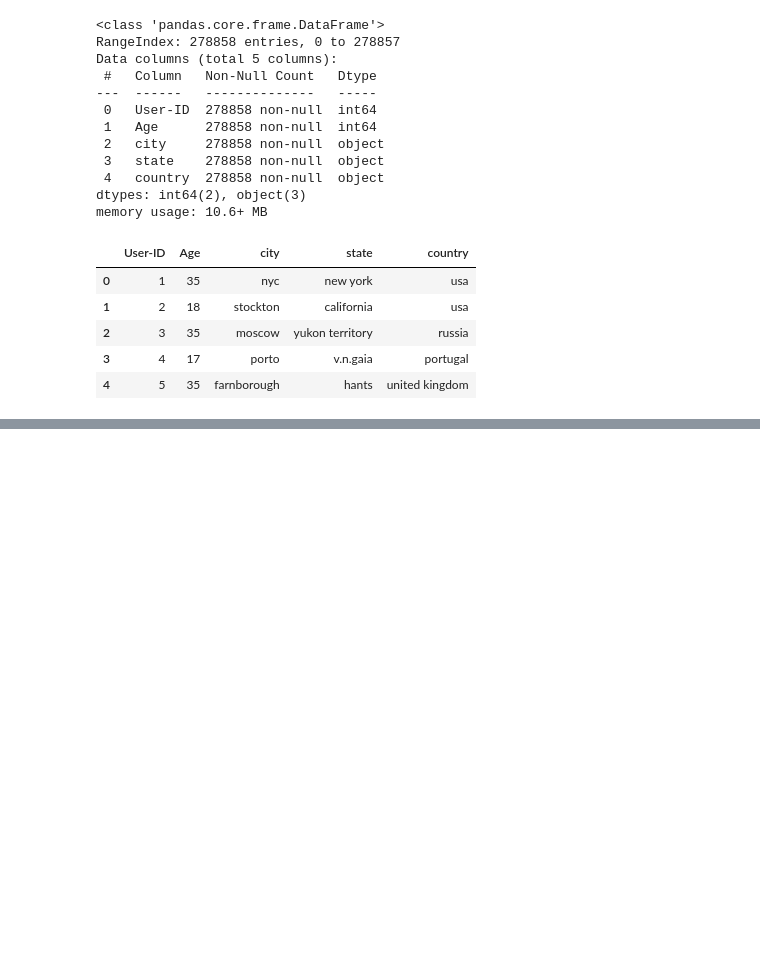
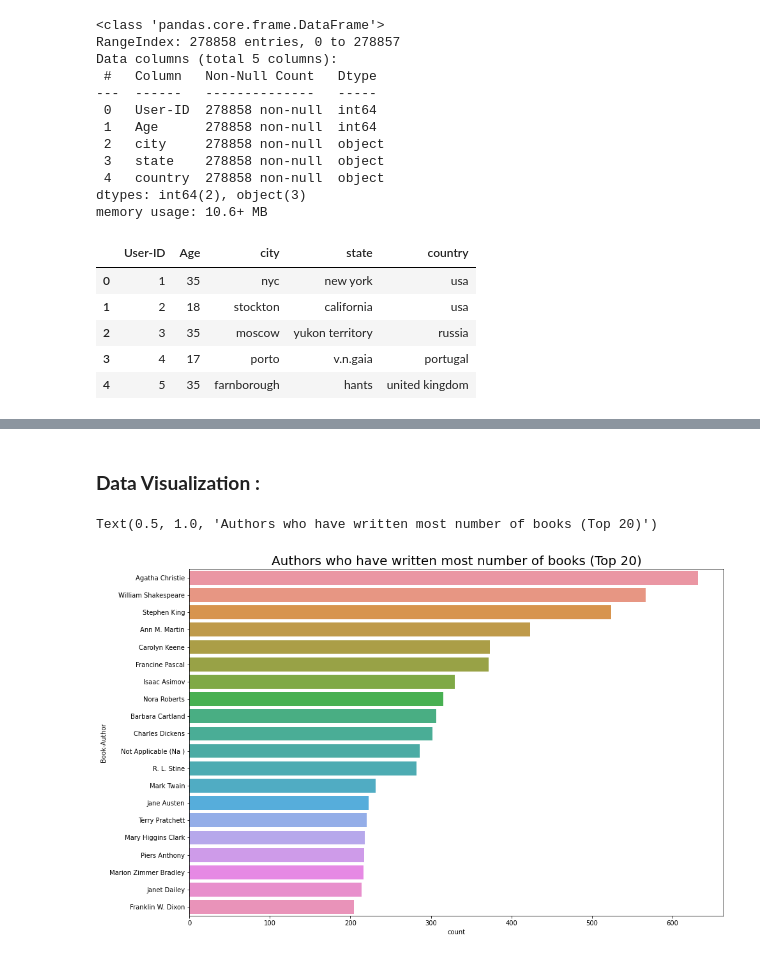
Before and after one commit to Subhajit53/Book-Recommendation-System, a Jupyter notebook: Book_Recommendation_System_Colab_Notebook.ipynb, the cells around one changed output, grey strips where cells are left out. Drawn from its saved outputs; the diff is of its cells as text; code cells hidden in the pictures; blank space fills up the shorter version.

Commit message:
Visualization done

```diff
--- a/Book_Recommendation_System_Colab_Notebook.ipynb
+++ b/Book_Recommendation_System_Colab_Notebook.ipynb
@@ -160,6 +161,9 @@ books['Year-Of-Publication'] = books['Year-Of-Publication'].astype(int)
 print(sorted(list(books['Year-Of-Publication'].unique())))
 # %% [output]
 [0, 1376, 1378, 1806, 1897, 1900, 1901, 1902, 1904, 1906, 1908, 1909, 1910, 1911, 1914, 1917, 1919, 1920, 1921, 1922, 1923, 1924, 1925, 1926, 1927, 1928, 1929, 1930, 1931, 1932, 1933, 1934, 1935, 1936 ...
+# %%
+# Uppercasing ISBN numbers
+books['ISBN'] = books['ISBN'].str.upper()
 # %%
 # Viewing rows with year of publication as 0
 books[books['Year-Of-Publication']==0]
@@ -348,0 +434,10 @@ users.head()
+# %% [markdown]
+### **Data Visualization :**
+# %%
+# Visualizing authors with most number of books (top 20)
+plt.figure(figsize=(15,10))
+sns.countplot(y="Book-Author", data=books,order=books['Book-Author'].value_counts().index[0:20])
+plt.title('Authors who have written most number of books (Top 20)', fontsize = 20)
+# %% [output]
+Text(0.5, 1.0, 'Authors who have written most number of books (Top 20)')
+[figure, added]
```
Also changed, not shown: parts of 25 cells of this notebook.
